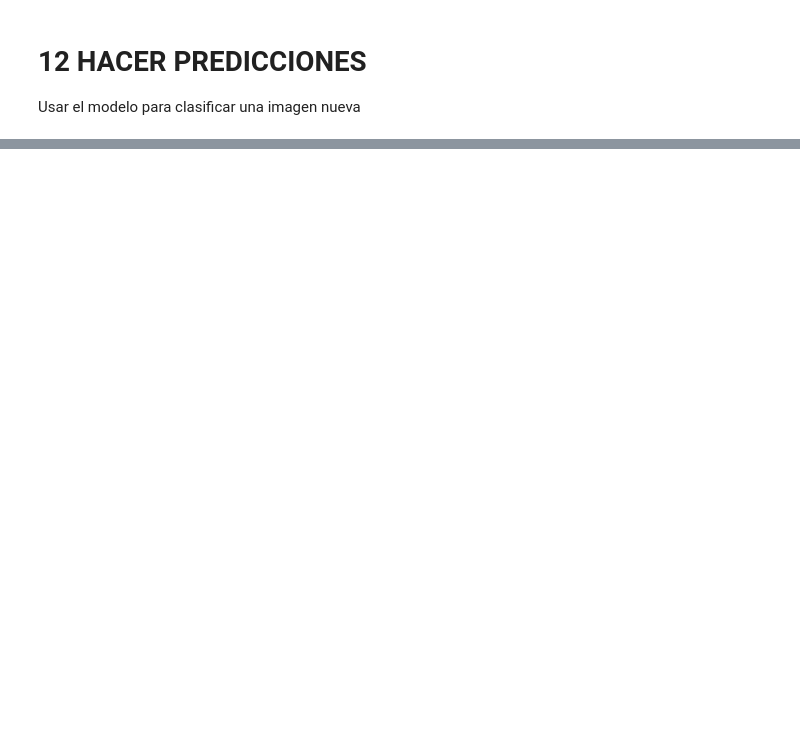
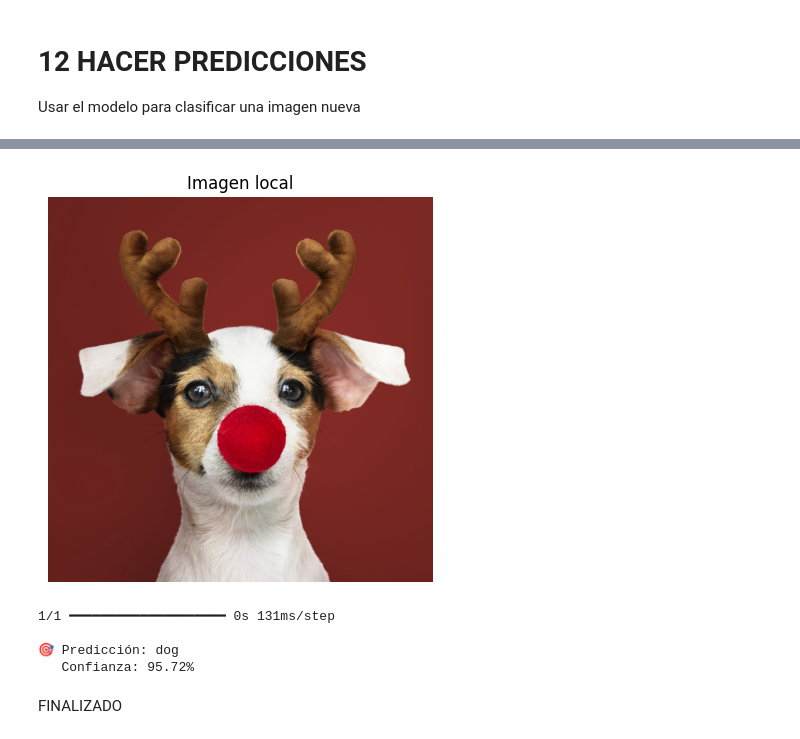
Before and after one commit to 4GeeksAcademy/cathycaz-intro-ml, a Jupyter notebook: src/11-image-classifier.ipynb, the cells around one changed output, grey strips where cells are left out. Drawn from its saved outputs; the diff is of its cells as text; code cells hidden in the pictures; blank space fills up the shorter version.

Commit message:
Agregada celda FINALIZADO

```diff
--- a/src/11-image-classifier.ipynb
+++ b/src/11-image-classifier.ipynb
@@ -511,0 +650,36 @@ WARNING:absl:You are saving your model as an HDF5 file via `model.save()` or `ke
+# %%
+from tensorflow.keras.models import load_model
+from tensorflow.keras.preprocessing import image
+import numpy as np
+import matplotlib.pyplot as plt
+
+# 1. Cargar el modelo
+modelo = load_model("mejor_modelo.h5")
+
+# 2. Cargar imagen local
+img_local_1 = image.load_img(
+    r"C:\Users\ingen\OneDrive\Escritorio\CURSO DE DATA SCIENCE\ULTIMO PROYECTO\cathycaz-intro-ml\data\raw\adorable-jack-russell-retriever-con-una-diadema-de-asta-de-reno.jpg"
+)
+
+# 3. Mostrar imagen original
+plt.figure(figsize=(5, 5))
+plt.imshow(img_local_1)
+plt.axis("off")
+plt.title("Imagen local")
+plt.show()
+
+# 4. REDIMENSIONAR AL TAMAÑO DEL MODELO
+img_resized = img_local_1.resize((150, 150))
+
+# 5. Convertir a array y normalizar
+img_array = image.img_to_array(img_resized)
+img_array = img_array / 255.0
+img_array = np.expand_dims(img_array, axis=0)
+
+# 6. Predicción
+prediction = modelo.predict(img_array)
+predicted_class = np.argmax(prediction)
+
+print("\n🎯 Predicción:", label_encoder.inverse_transform([predicted_class])[0])
+print("   Confianza:", f"{prediction[0][predicted_class] * 100:.2f}%")
+# %% [output]
@@ -511,0 +687,7 @@ WARNING:absl:You are saving your model as an HDF5 file via `model.save()` or `ke
+[figure, added]
+1/1 ━━━━━━━━━━━━━━━━━━━━ 0s 131ms/step
+
+🎯 Predicción: dog
+   Confianza: 95.72%
+# %% [markdown]
+FINALIZADO
```
Also changed, not shown: parts of 22 cells of this notebook.
